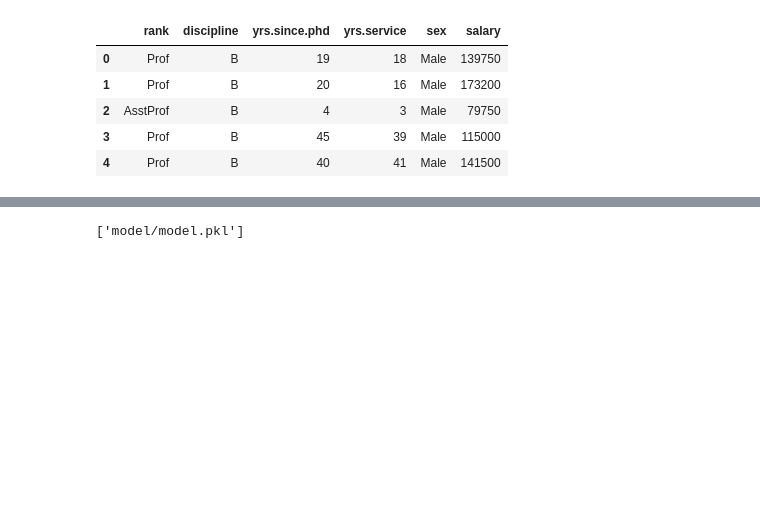
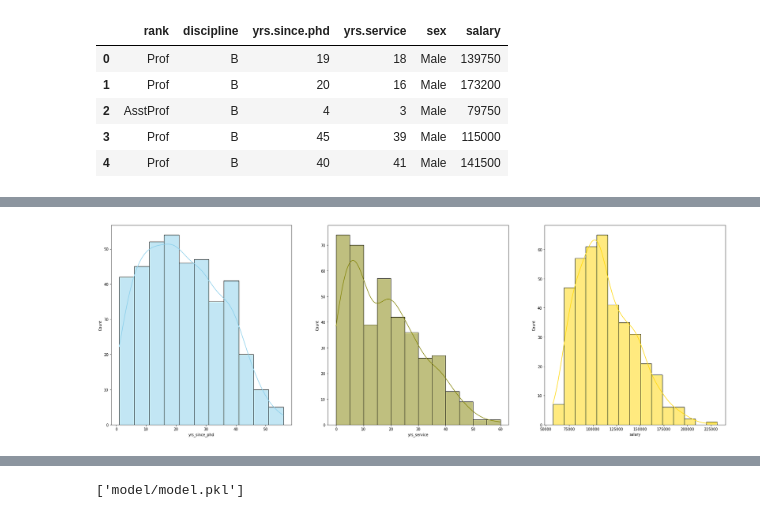
Before and after one commit to irtizak/salaries, a Jupyter notebook: Untitled.ipynb, the cells around one changed output, grey strips where cells are left out. Cells and saved outputs as stored; diff of their text form; code cells hidden in the pictures; blank space fills up the shorter version.

```diff
--- a/Untitled.ipynb
+++ b/Untitled.ipynb
@@ -42,0 +67,10 @@ reg.predict(df[['yrs.since.phd', 'yrs.service']])[0]
+# %%
+# Plot numerical variables
+fig, ax = plt.subplots(1, 3)
+fig.set_size_inches(30, 10)
+val_clrs = ['skyblue', 'olive', 'gold']
+
+for i in range(3):
+    sns.histplot(data=df, x = num_vars[i], kde=True, color = val_clrs[i], ax=ax[i])
+# %% [output]
+[figure, added]
```
Also changed, not shown: parts of 53 cells of this notebook, 3 other files.
